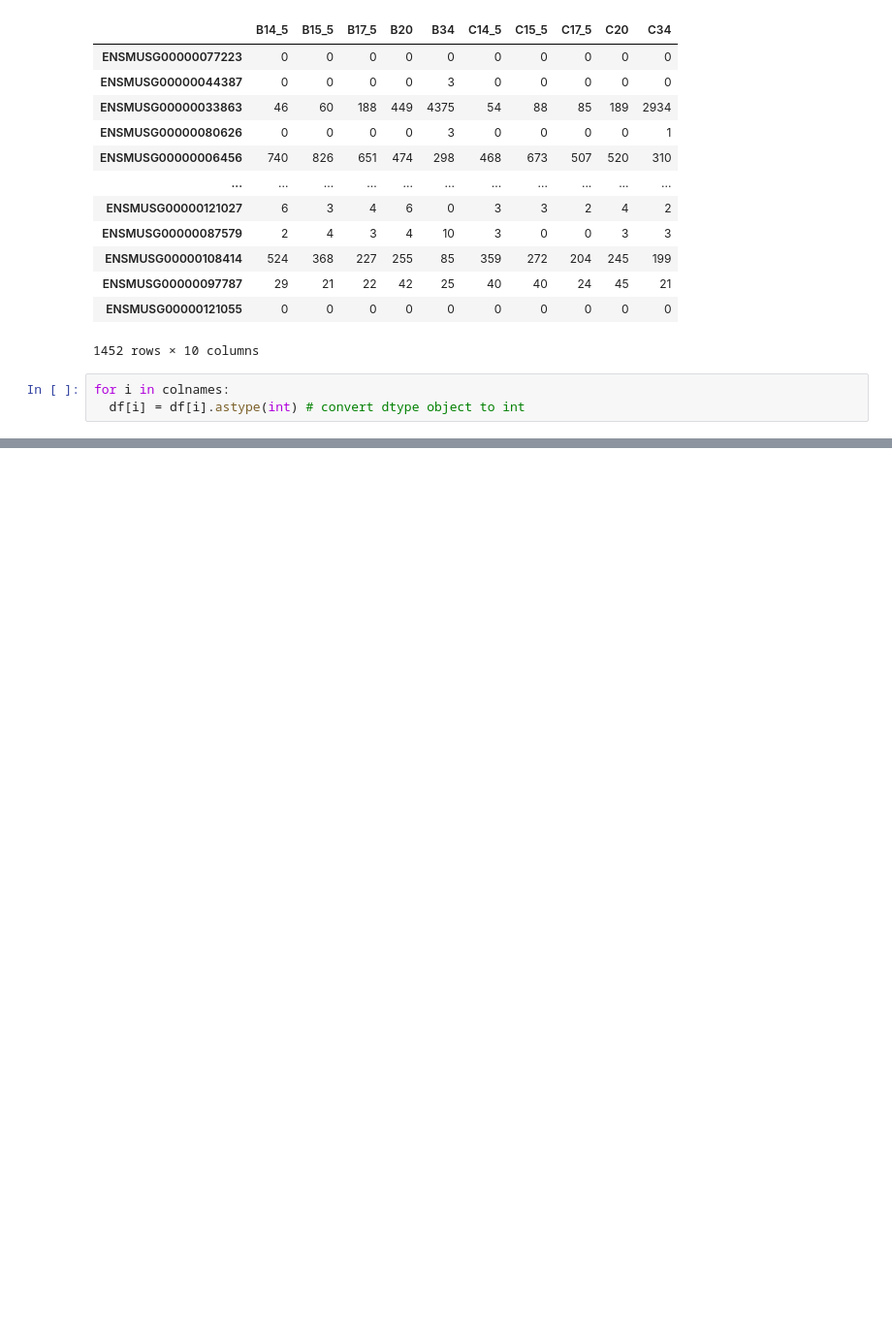
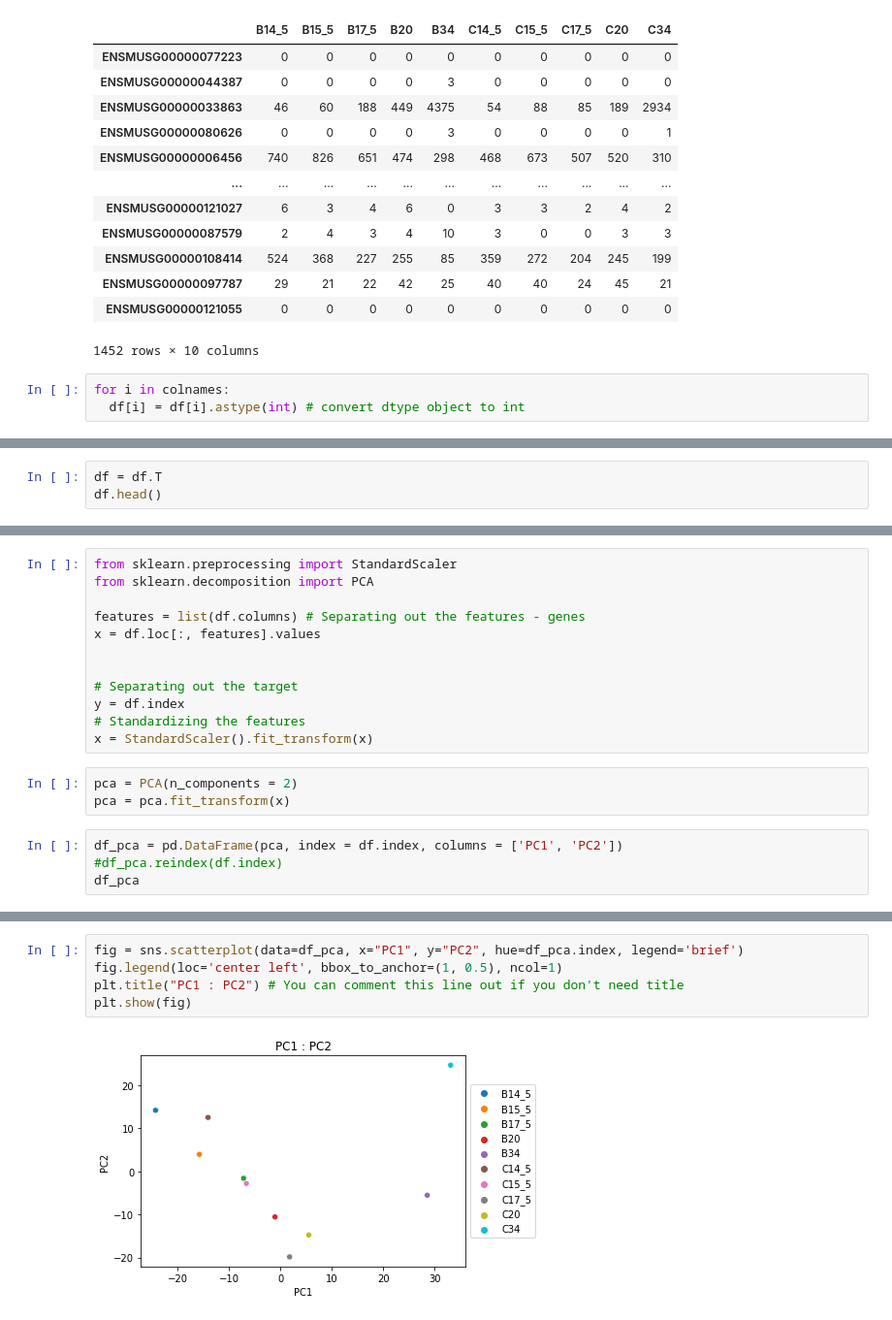
Before and after one commit to eentartetekunst/NGS_bioinformatics, a Jupyter notebook: HW2_subread_pca.ipynb, the cells around one changed output, grey strips where cells are left out. Shown at 97% size. Saved outputs shown, nothing was run; the diff lists cells and outputs as text; blank space fills up the shorter version.

```diff
--- a/HW2_subread_pca.ipynb
+++ b/HW2_subread_pca.ipynb
@@ -268,0 +536,3 @@ ax.set_xticklabels(
+# %%
+df = df.T
+df.head()
@@ -268,0 +547,19 @@ ax.set_xticklabels(
+# %%
+from sklearn.preprocessing import StandardScaler
+from sklearn.decomposition import PCA
+
+features = list(df.columns) # Separating out the features - genes
+x = df.loc[:, features].values
+
+
+# Separating out the target
+y = df.index
+# Standardizing the features
+x = StandardScaler().fit_transform(x)
+# %%
+pca = PCA(n_components = 2)
+pca = pca.fit_transform(x)
+# %%
+df_pca = pd.DataFrame(pca, index = df.index, columns = ['PC1', 'PC2'])
+#df_pca.reindex(df.index)
+df_pca
@@ -269,2 +578,9 @@ ax.set_xticklabels(
+# %%
+fig = sns.scatterplot(data=df_pca, x="PC1", y="PC2", hue=df_pca.index, legend='brief')
+fig.legend(loc='center left', bbox_to_anchor=(1, 0.5), ncol=1)
+plt.title("PC1 : PC2") # You can comment this line out if you don't need title
+plt.show(fig)
+# %% [output]
+[figure, added]
 # %%
 import plotly.express as px
```
Also changed, not shown: parts of 38 cells of this notebook.
